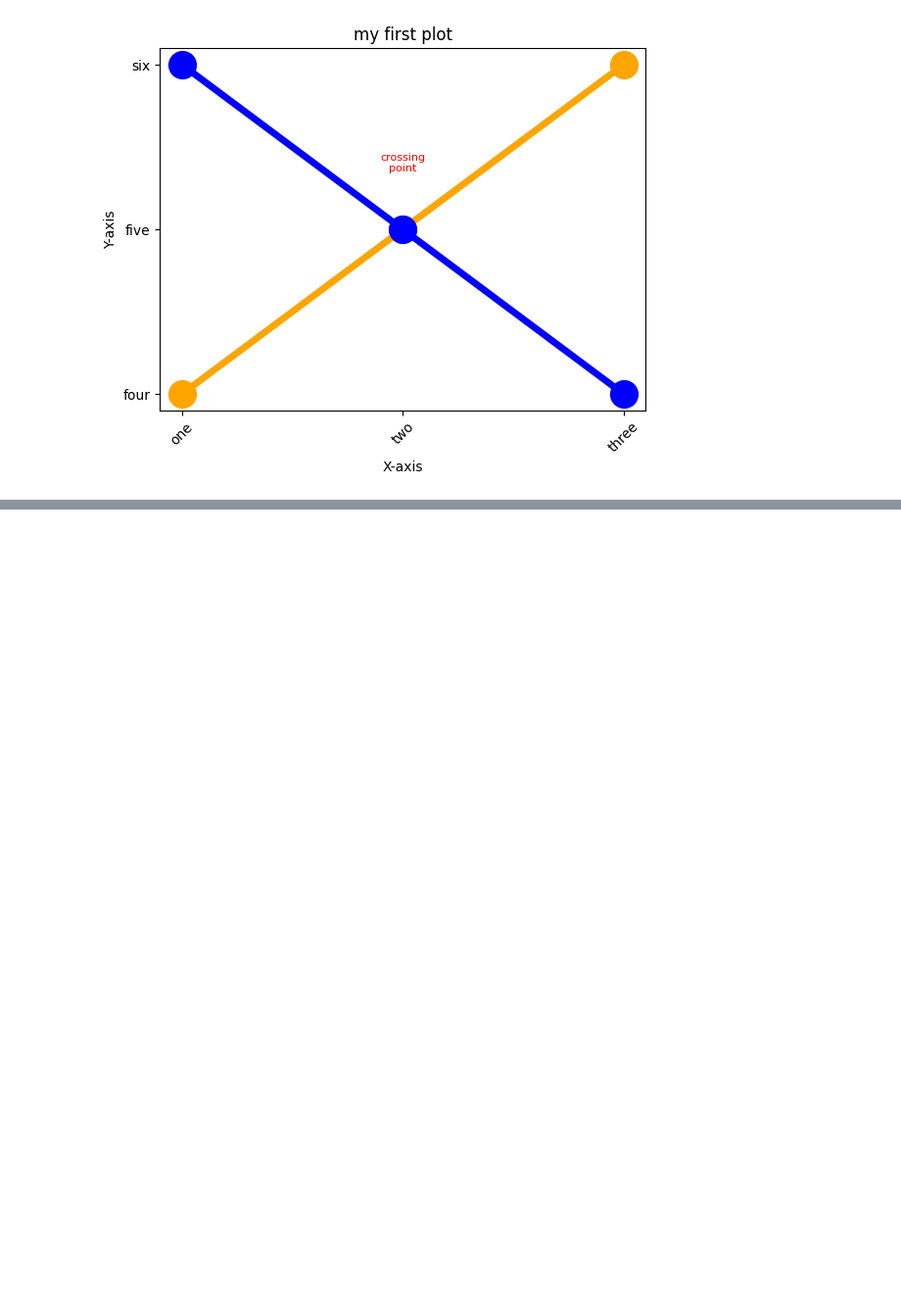
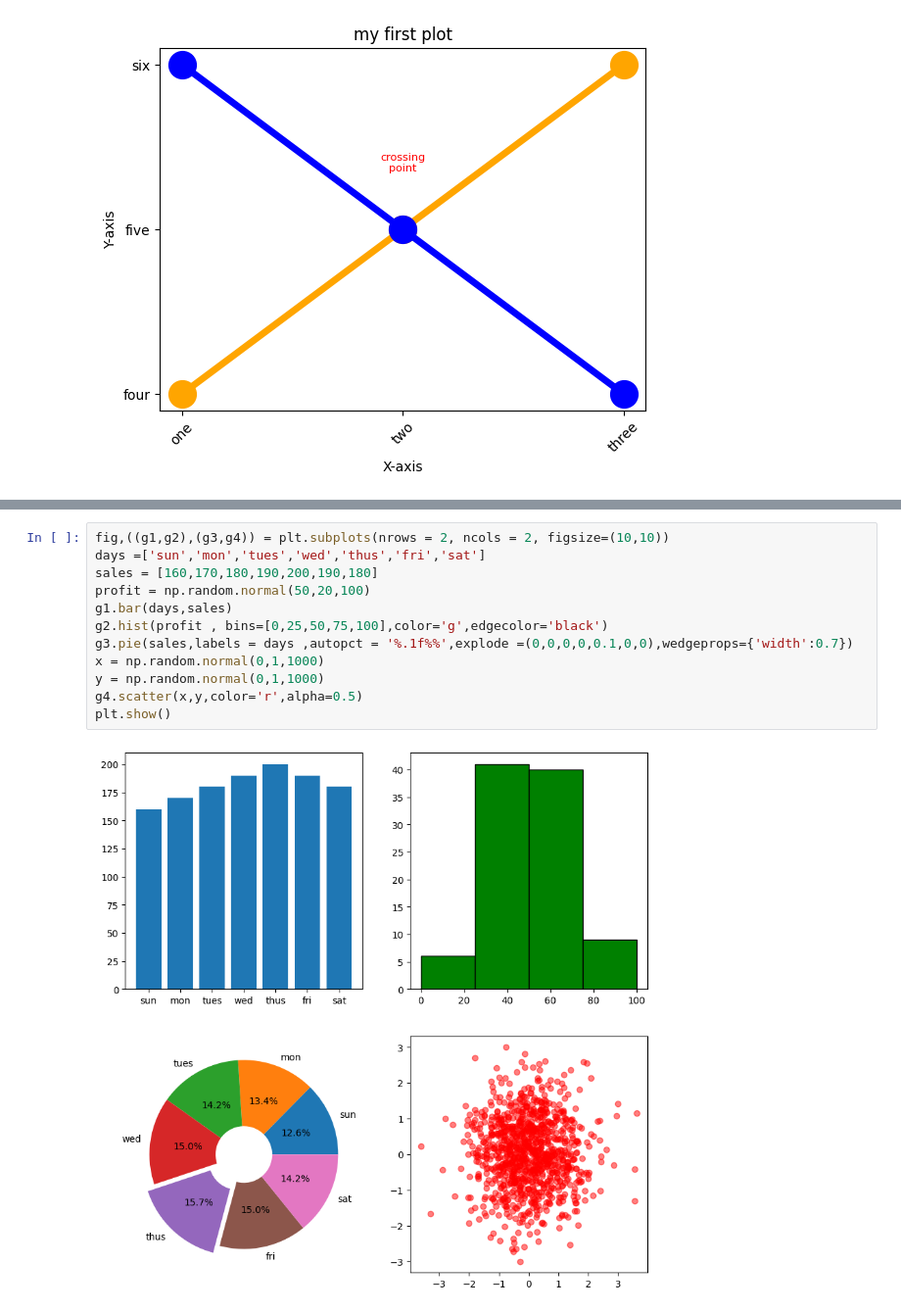
Before and after one commit to avichal077/python-data-science, a Jupyter notebook: numpy.ipynb, the cells around one changed output, grey strips where cells are left out. Shown at 98% size. Saved outputs shown, nothing was run; the diff lists cells and outputs as text; blank space fills up the shorter version.

```diff
--- a/numpy.ipynb
+++ b/numpy.ipynb
@@ -248,0 +309,14 @@ plt.show()
+# %%
+fig,((g1,g2),(g3,g4)) = plt.subplots(nrows = 2, ncols = 2, figsize=(10,10))
+days =['sun','mon','tues','wed','thus','fri','sat']
+sales = [160,170,180,190,200,190,180]
+profit = np.random.normal(50,20,100)
+g1.bar(days,sales)
+g2.hist(profit , bins=[0,25,50,75,100],color='g',edgecolor='black')
+g3.pie(sales,labels = days ,autopct = '%.1f%%',explode =(0,0,0,0,0.1,0,0),wedgeprops={'width':0.7})
+x = np.random.normal(0,1,1000)
+y = np.random.normal(0,1,1000)
+g4.scatter(x,y,color='r',alpha=0.5)
+plt.show()
+# %% [output]
+[figure, added]
```
Also changed, not shown: parts of 7 cells of this notebook, 2 other files.
